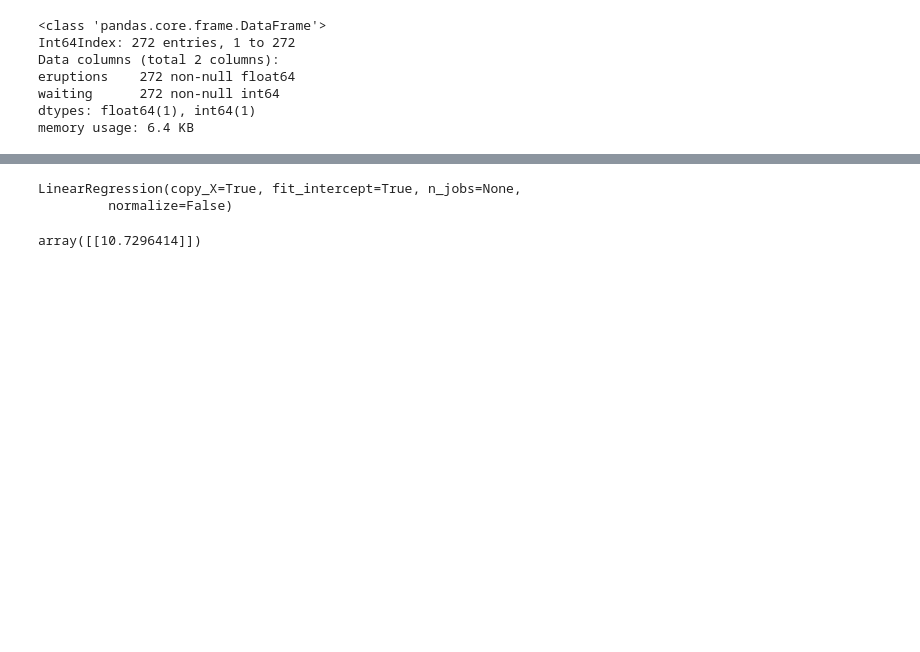
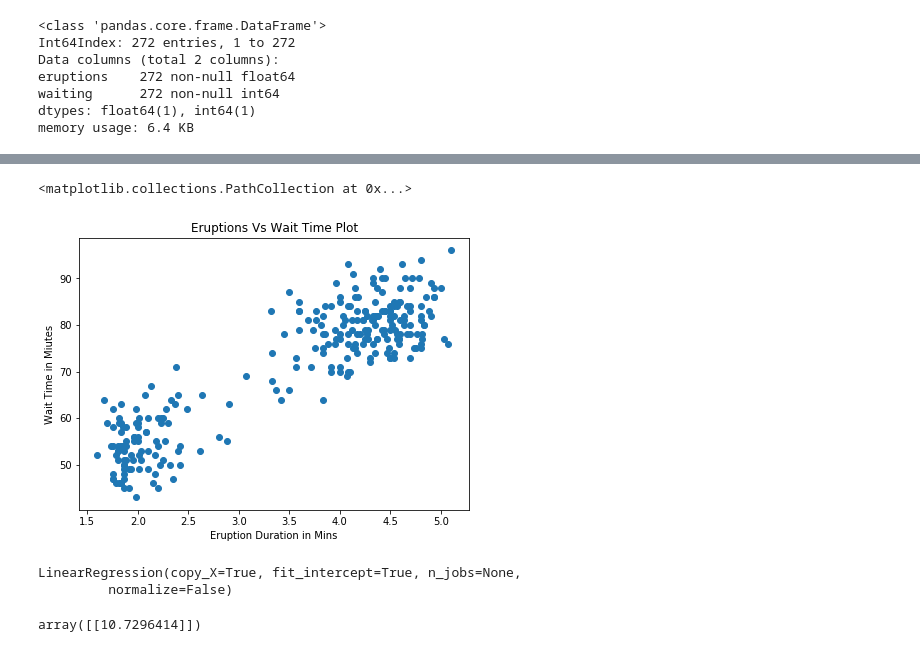
Before and after one commit to suman10586/ML_DL_Projects, a Jupyter notebook: Linear Regression on OLD FAITHFULL via sklearn .ipynb, the cells around one changed output, grey strips where cells are left out. Saved outputs shown, nothing was run; the diff lists cells and outputs as text; code cells hidden in the pictures; blank space fills up the shorter version.

```diff
--- a/Linear Regression on OLD FAITHFULL via sklearn .ipynb
+++ b/Linear Regression on OLD FAITHFULL via sklearn .ipynb
@@ -32,6 +29,15 @@ data.describe()
 x = df(data,columns = ['eruptions'])
 # %%
 y = df(data,columns = ['waiting'])
+# %%
+plt.figure(figsize = (7,5))
+plt.title('Eruptions Vs Wait Time Plot')
+plt.xlabel('Eruption Duration in Mins')
+plt.ylabel('Wait Time in Miutes')
+plt.scatter(x,y)
+# %% [output]
+<matplotlib.collections.PathCollection at 0x...>
+[figure, added]
 # %%
 regr = LinearRegression()
 # %%
```
Also changed, not shown: parts of 1 cell of this notebook, 1 other file.
